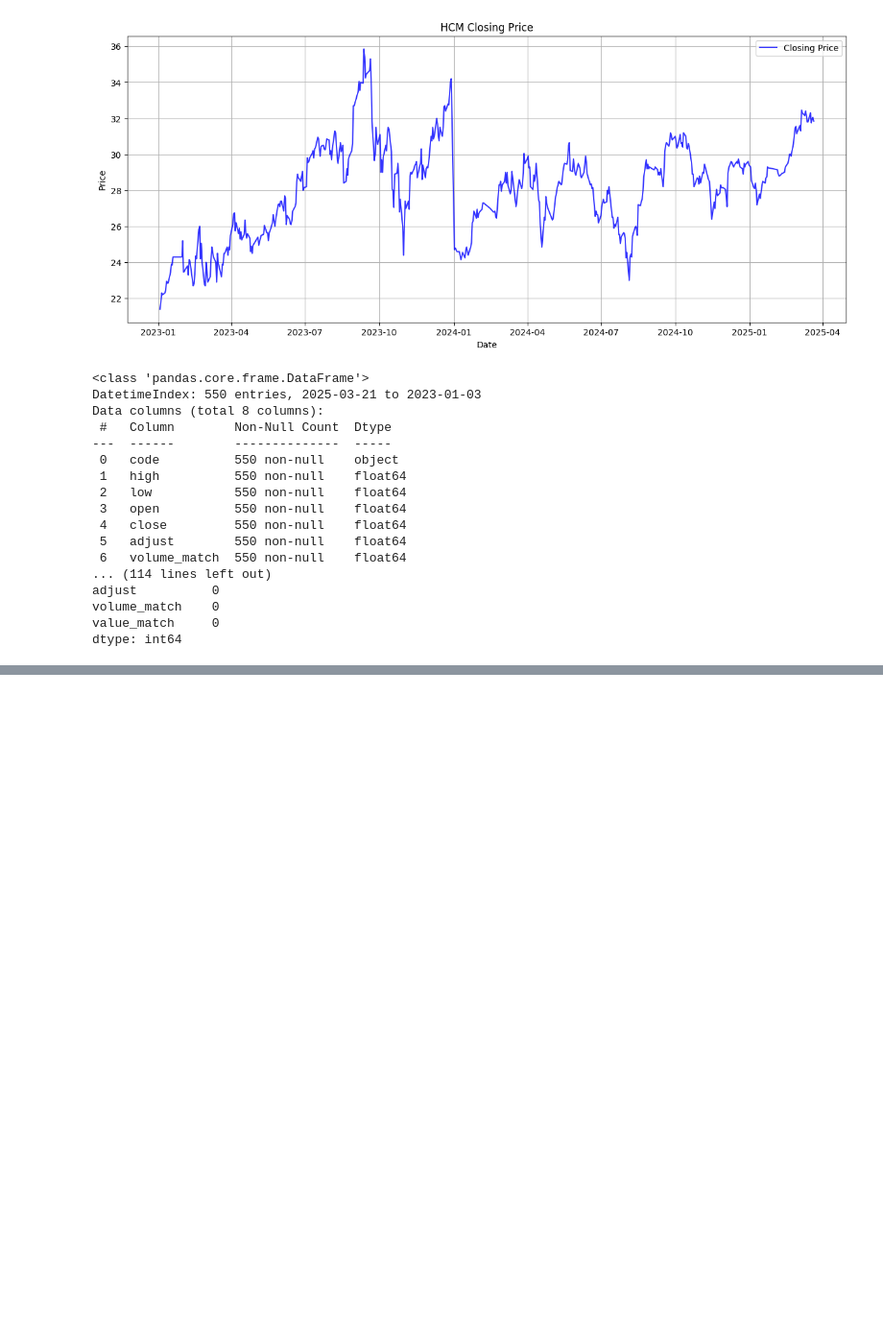
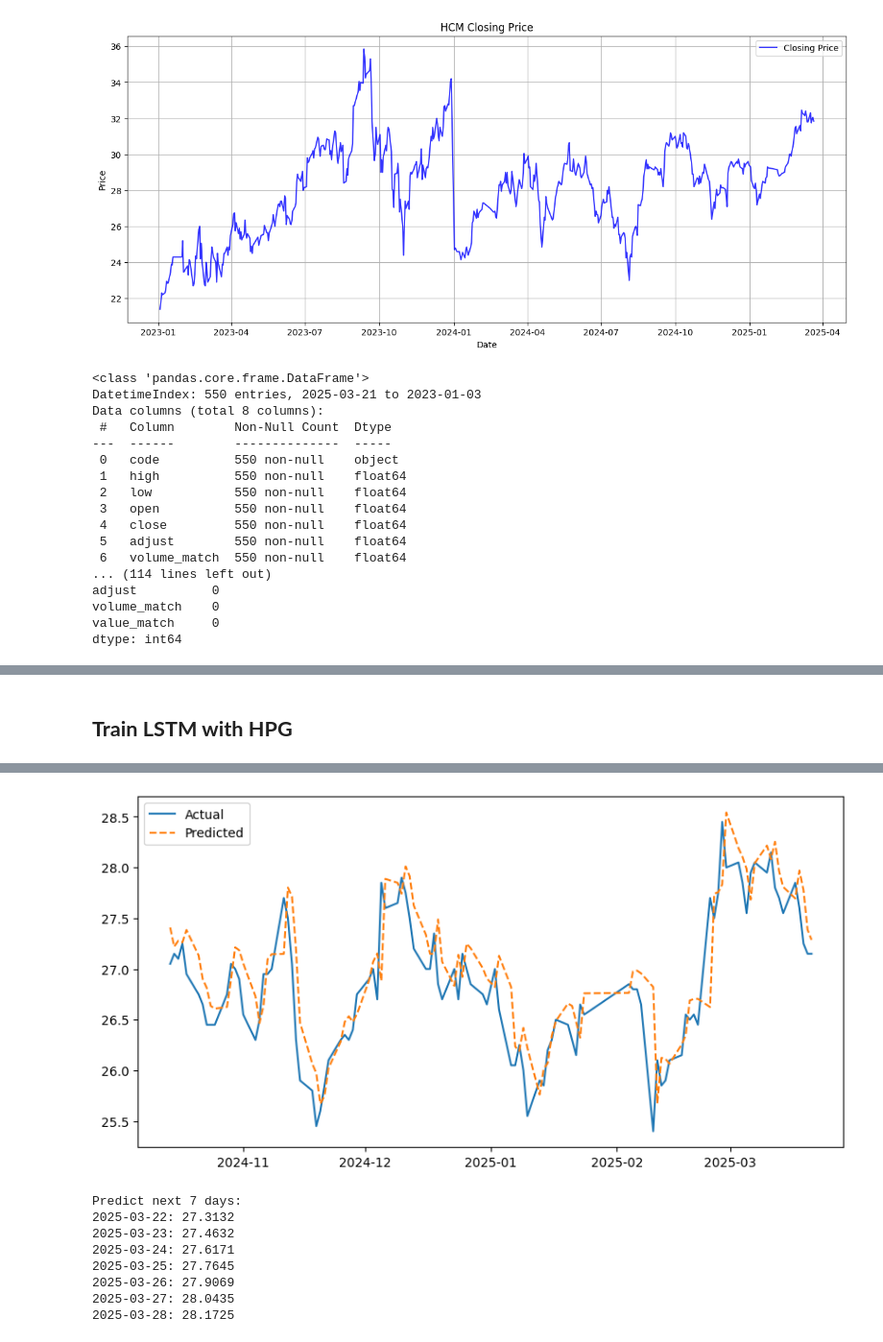
Before and after one commit to tienvtt/Stock-Analysis-and-Prediction-Applying-Machine-Learning, a Jupyter notebook: LSTM.ipynb, the cells around one changed output, grey strips where cells are left out. Shown at 96% size. Cells and saved outputs as stored; diff of their text form; code cells hidden in the pictures; blank space fills up the shorter version.

```diff
--- a/LSTM.ipynb
+++ b/LSTM.ipynb
@@ -321,0 +478,7 @@ MAE: 0.0959, MSE: 0.0333, RMSE: 0.1825, R2 Score: 0.7626
+# %% [markdown]
+## **Train LSTM with HPG**
+# %%
+print("Training model for df_shb...")
+df_hpg_hyperparams = {'hidden_size': 128, 'num_layers': 2, 'lr': 0.0005, 'batch_size': 32, 'num_epochs': 200}
+process_stock(df_hpg, **df_hpg_hyperparams)
+# %% [output]
@@ -321,0 +502,9 @@ MAE: 0.0959, MSE: 0.0333, RMSE: 0.1825, R2 Score: 0.7626
+[figure, added]
+Predict next 7 days:
+2025-03-22: 27.3132
+2025-03-23: 27.4632
+2025-03-24: 27.6171
+2025-03-25: 27.7645
+2025-03-26: 27.9069
+2025-03-27: 28.0435
+2025-03-28: 28.1725
```
Also changed, not shown: parts of 24 cells of this notebook.
